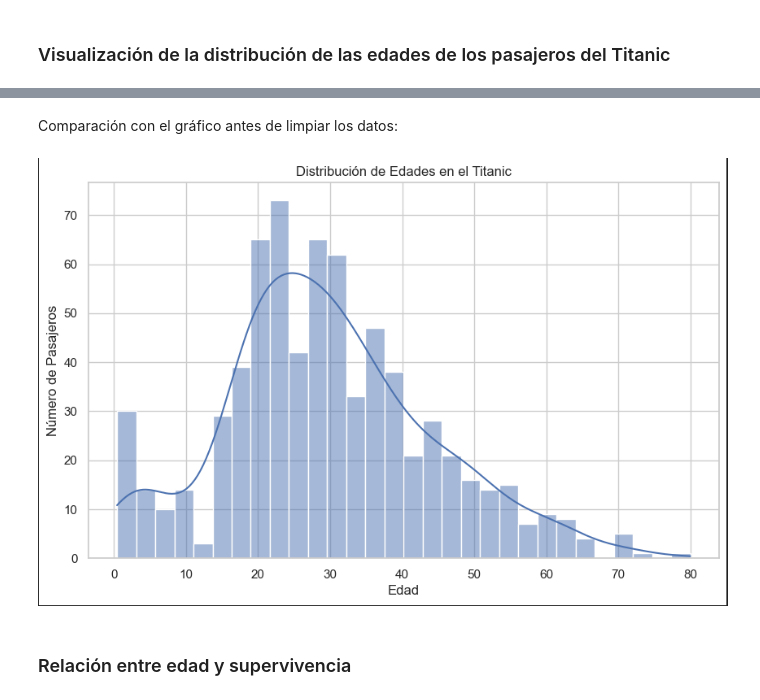
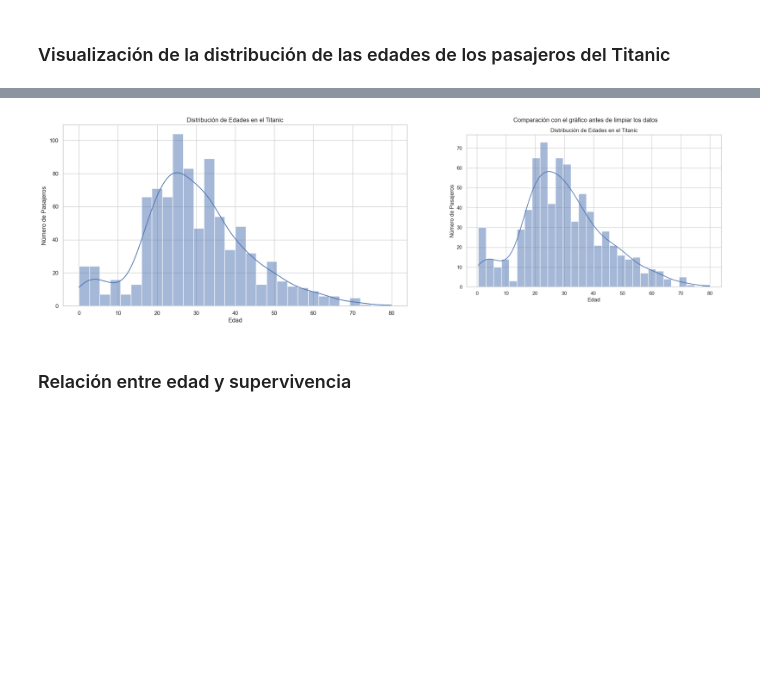
Before and after one commit to DaaviidOC/Analysis_Titanic, a Jupyter notebook: app/Analysis_Titanic.ipynb, the cells around one changed output, grey strips where cells are left out. Cells and saved outputs as stored; diff of their text form; code cells hidden in the pictures; blank space fills up the shorter version.

```diff
--- a/app/Analysis_Titanic.ipynb
+++ b/app/Analysis_Titanic.ipynb
@@ -489,7 +477,31 @@ plt.show()
-# %% [markdown]
-Comparación con el gráfico antes de limpiar los datos:
-# %% [markdown]
-![image.png](attachment:image.png)
+# %%
+# Configura el estilo de seaborn para los gráficos
+sns.set(style="whitegrid")
+
+# Crea una figura y un conjunto de subgráficos con 1 fila y 2 columnas
+fig, axs = plt.subplots(1, 2, figsize=(20, 6))
+
+# Genera el histograma de edades en el primer subgráfico (axs[0])
+sns.histplot(titanic_data['Age'].dropna(), kde=True, bins=30, ax=axs[0])
+axs[0].set_title('Distribución de Edades en el Titanic')
+axs[0].set_xlabel('Edad')
+axs[0].set_ylabel('Número de Pasajeros')
+
+# Carga la imagen y la muestra en el segundo subgráfico (axs[1])
+# Reemplaza 'ruta_a_tu_imagen' con la ruta donde tienes guardada la imagen que quieres mostrar
+img = mpimg.imread('C:/Users/David/Desktop/upgrade_python/temario_bootcamp/Modulo1/Proyecto-Módulo1/Ejercicio3-Titanic/output.png')
+axs[1].imshow(img)
+axs[1].set_title('Comparación con el gráfico antes de limpiar los datos')
+
+# Oculta los ejes de la imagen ya que no son necesarios
+axs[1].axis('off')
+
+# Ajusta los subgráficos para que no haya superposición
+plt.tight_layout()
+
+plt.show()
+# %% [output]
+[figure, added]
 # %% [markdown]
 ### Relación entre edad y supervivencia
 # %% [markdown]
```
Also changed, not shown: parts of 5 cells of this notebook.
